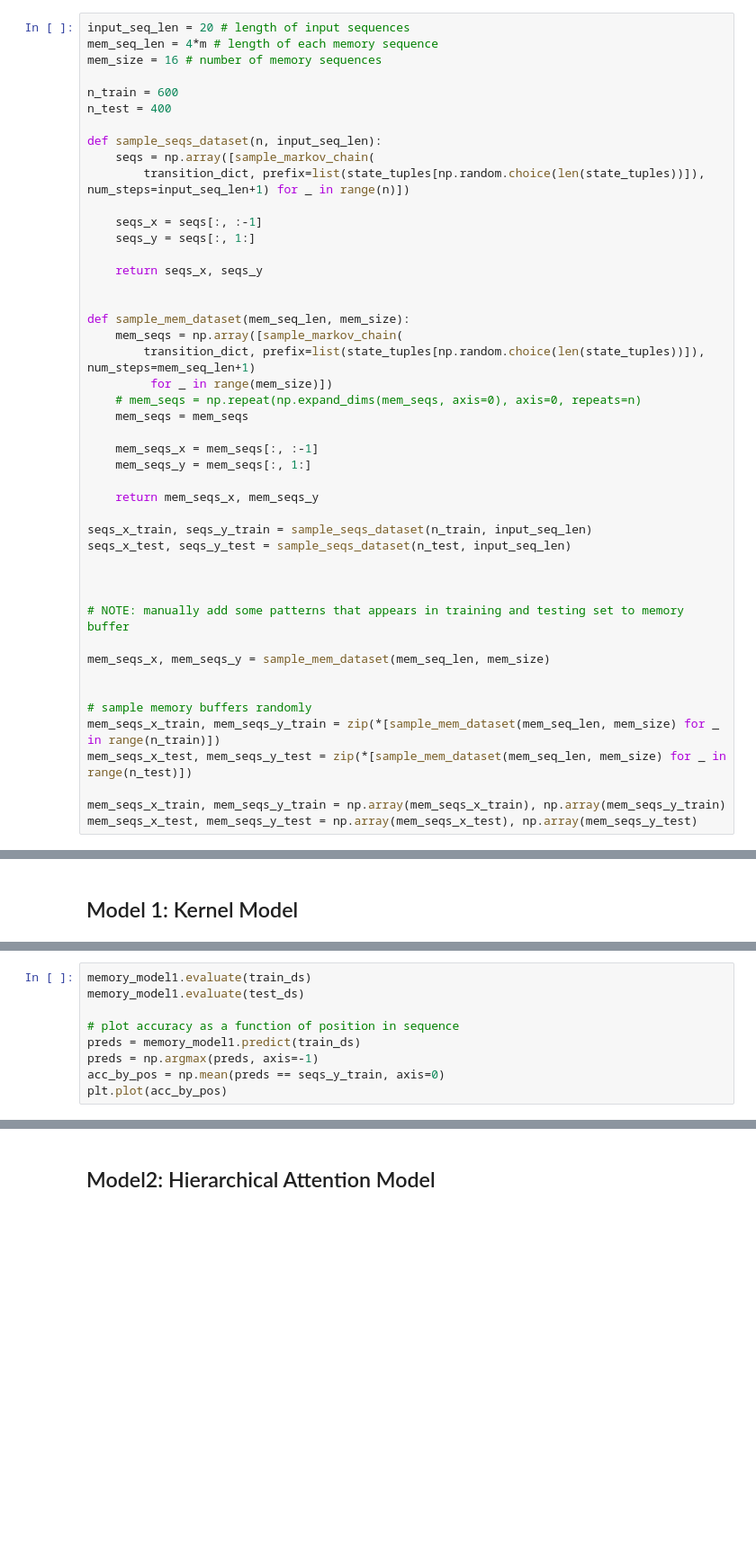
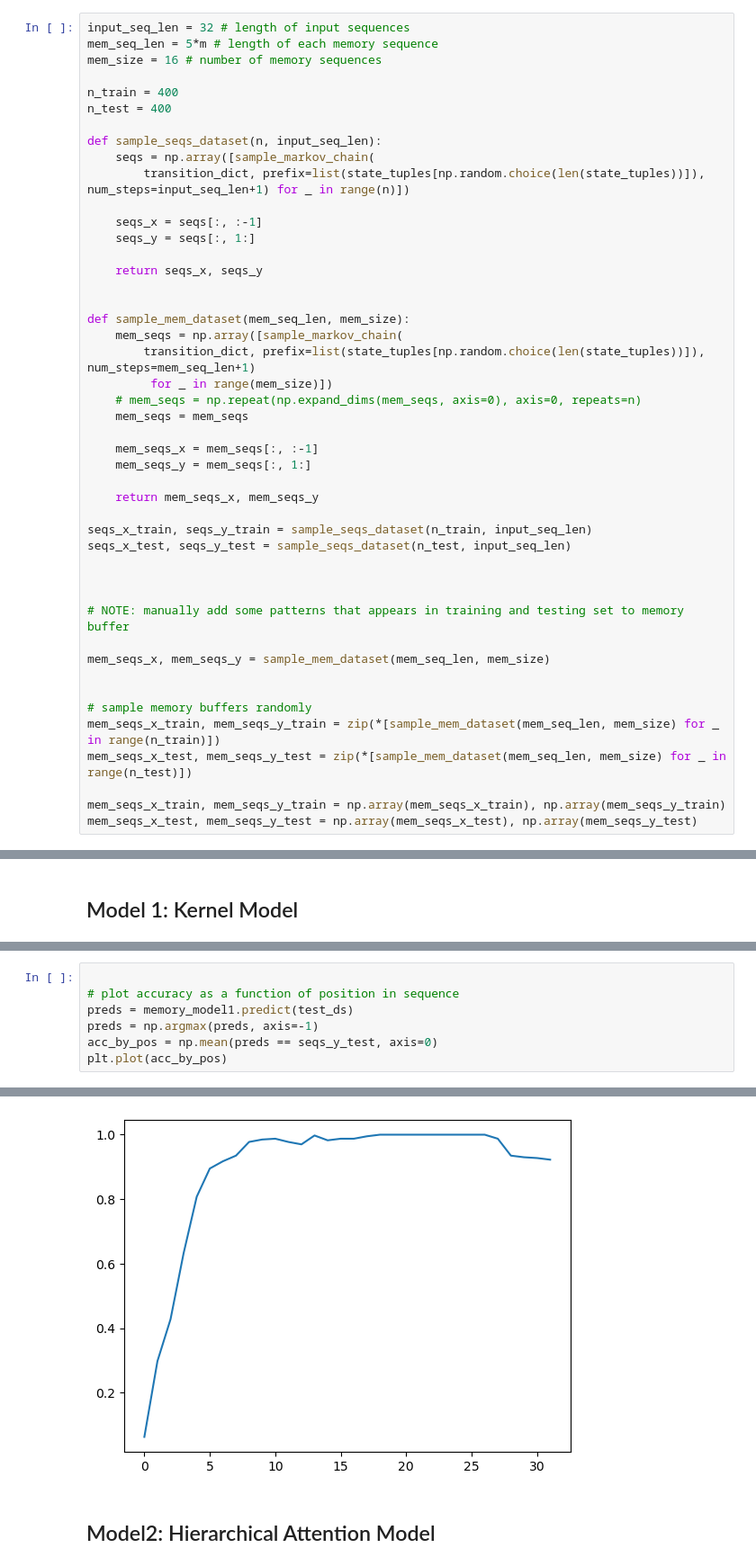
Before and after one commit to Awni00/hierarchical-attention-external-memory, a Jupyter notebook: kernel_model_experiments/higher_order_markov_chain_kernel_hierAttn_experiments.ipynb, the cells around one changed output, grey strips where cells are left out. Shown at 90% size. Saved outputs shown, nothing was run; the diff lists cells and outputs as text; blank space fills up the shorter version.

```diff
--- a/kernel_model_experiments/higher_order_markov_chain_kernel_hierAttn_experiments.ipynb
+++ b/kernel_model_experiments/higher_order_markov_chain_kernel_hierAttn_experiments.ipynb
@@ -62,11 +78,11 @@ def sample_markov_chain(transition_dict, prefix, num_steps):
         states_seq.append(next_state)
     return states_seq
 # %%
-input_seq_len = 20 # length of input sequences
-mem_seq_len = 4*m # length of each memory sequence
+input_seq_len = 32 # length of input sequences
+mem_seq_len = 5*m # length of each memory sequence
 mem_size = 16 # number of memory sequences
 
-n_train = 600
+n_train = 400
 n_test = 400
 
 def sample_seqs_dataset(n, input_seq_len):
@@ -141,9 +208,8 @@ utils.plot_history(history1, plot_attrs=('loss', 'accuracy'), val=False, figsize
 # %%
-memory_model1.evaluate(train_ds)
-memory_model1.evaluate(test_ds)
 
 # plot accuracy as a function of position in sequence
-preds = memory_model1.predict(train_ds)
+preds = memory_model1.predict(test_ds)
 preds = np.argmax(preds, axis=-1)
-acc_by_pos = np.mean(preds == seqs_y_train, axis=0)
+acc_by_pos = np.mean(preds == seqs_y_test, axis=0)
 plt.plot(acc_by_pos)
+# %% [output]
@@ -150,3 +218,4 @@ plt.plot(acc_by_pos)
+[figure, added]
 # %% [markdown]
 ## Model2: Hierarchical Attention Model
 # %%
```
Also changed, not shown: parts of 28 cells of this notebook.
